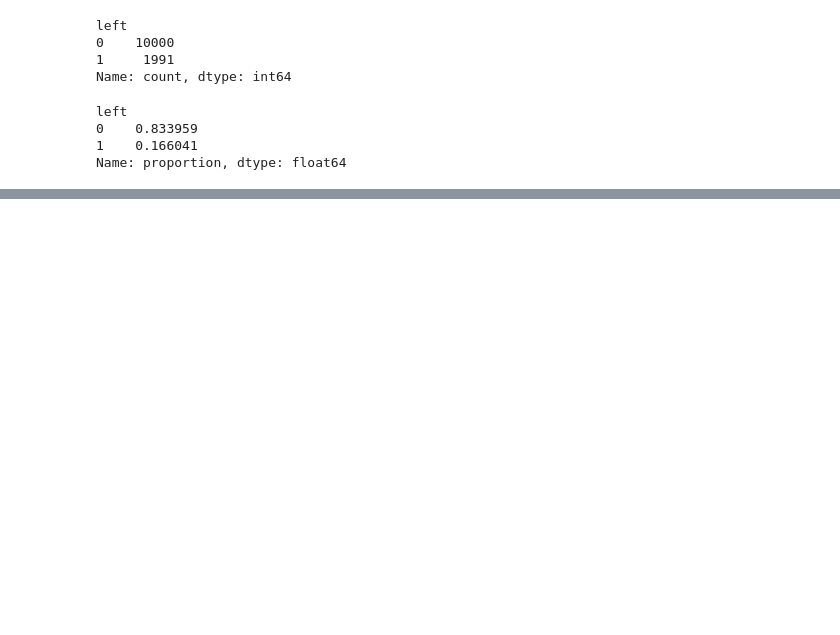
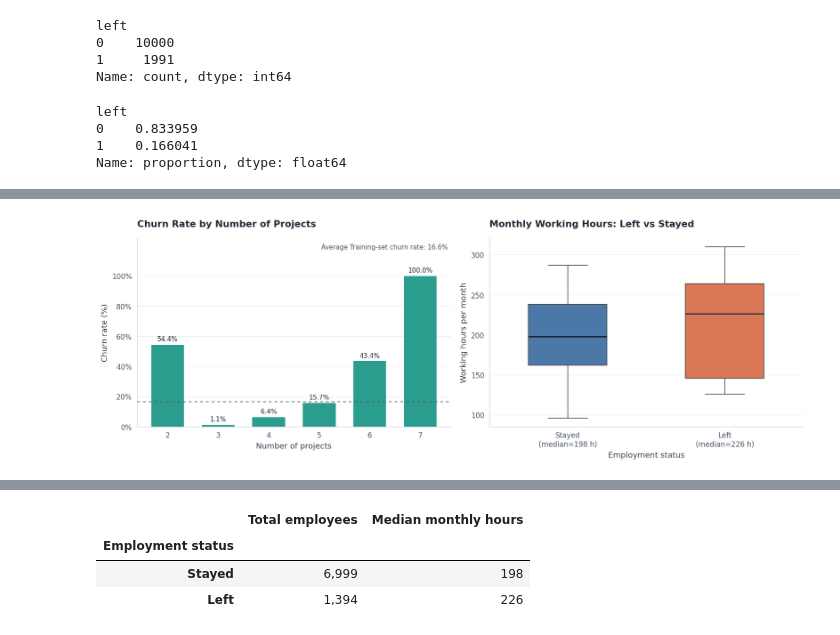
Before and after one commit to ducvu0904/Employee-churn---Group-7, a Jupyter notebook: EDA.ipynb, the cells around one changed output, grey strips where cells are left out. Saved outputs shown, nothing was run; the diff lists cells and outputs as text; code cells hidden in the pictures; blank space fills up the shorter version.

```diff
--- a/EDA.ipynb
+++ b/EDA.ipynb
@@ -79,0 +270,73 @@ Name: proportion, dtype: float64
+# %%
+def churn_summary(column, order=None):
+    summary = data.groupby(column, observed=True)["left"].agg(n="size", left_count="sum")
+    if order is not None:
+        summary = summary.reindex(order)
+    summary["churn_pct"] = summary["left_count"] / summary["n"] * 100
+    return summary
+
+def show_churn_table(summary, category_labels=None):
+    table = summary.rename(index=category_labels or {}, columns={"n": "Total employees", "left_count": "Employees who left", "churn_pct": "Churn rate (%)"})
+    display(table.style.format({"Churn rate (%)": "{:.2f}"}))
+
+def plot_churn_rate(summary, ax, title, category_label, horizontal=False, show_counts=False, color=None):
+    color = STATUS_COLORS["Left"] if color is None else color
+    positions = np.arange(len(summary))
+    rate_limit = max(30, summary["churn_pct"].max() * 1.25, overall_rate * 1.25)
+    tick_step = 5 if rate_limit <= 40 else (10 if rate_limit <= 80 else 20)
+    rate_ticks = np.arange(0, min(rate_limit, 100) + 0.01, tick_step)
+    if horizontal:
+        ax.barh(positions, summary["churn_pct"], color=color, height=0.65, edgecolor="none", zorder=3)
+        ax.set_yticks(positions, [str(value) for value in summary.index])
+        ax.invert_yaxis()
+        ax.axvline(overall_rate, color="#4B5563", linestyle=(0, (4, 4)), linewidth=1, zorder=4)
+        ax.text(overall_rate, 1.015, f"Average Training-set churn rate: {overall_rate:.1f}%", transform=ax.get_xaxis_transform(),
+                ha="center", va="bottom", fontsize=9, color="#4B5563", clip_on=False)
+        ax.set(xlabel="Churn rate (%)", ylabel=category_label, xlim=(0, rate_limit * 1.1))
+        ax.set_xticks(rate_ticks)
+        ax.xaxis.set_major_formatter(PercentFormatter(xmax=100))
+    else:
+        ax.bar(positions, summary["churn_pct"], color=color, width=0.65, edgecolor="none", zorder=3)
+        ax.set_xticks(positions, [str(value) for value in summary.index])
+        ax.axhline(overall_rate, color="#4B5563", linestyle=(0, (4, 4)), linewidth=1, zorder=4)
+        ax.text(0.99, 0.97, f"Average Training-set churn rate: {overall_rate:.1f}%", transform=ax.transAxes,
+                ha="right", va="top", fontsize=9, color="#4B5563")
+        ax.set(xlabel=category_label, ylabel="Churn rate (%)", ylim=(0, rate_limit))
+        ax.set_yticks(rate_ticks)
+        ax.yaxis.set_major_formatter(PercentFormatter(xmax=100))
+    for position, (_, row) in zip(positions, summary.iterrows()):
+        rate, n = row["churn_pct"], int(row["n"])
+        label = f"{rate:.1f}%"
+        if horizontal:
+            if show_counts:
+                label += f" (n={n:,})"
+            ax.annotate(label, (rate, position), xytext=(5, 0), textcoords="offset points", va="center", fontsize=9)
+        else:
+            if show_counts:
+                label += f"\nn={n:,}"
+            ax.annotate(label, (position, rate), xytext=(0, 5), textcoords="offset points", ha="center", fontsize=9)
+    ax.set_title(title)
+    style_axes(ax, grid_axis="x" if horizontal else "y")
+
+project_summary = churn_summary("number_project", sorted(data["number_project"].unique()))
+fig, axes = plt.subplots(1, 2, figsize=(14, 5))
+plot_churn_rate(project_summary, axes[0], "Churn Rate by Number of Projects", "Number of projects", show_counts=False, color=TOPIC_COLORS["projects"])
+sns.boxplot(data=data, x="Status", y="average_montly_hours", order=STATUS_ORDER,
+            hue="Status", hue_order=STATUS_ORDER, palette=STATUS_COLORS, dodge=False,
+            width=0.5, linewidth=1, saturation=1,
+            medianprops={"color": "#1F2937", "linewidth": 1.8},
+            flierprops={"marker": "o", "markersize": 3, "alpha": 0.3}, ax=axes[1])
+style_axes(axes[1])
+if axes[1].get_legend() is not None:
+    axes[1].get_legend().remove()
+hour_medians = data.groupby("Status")["average_montly_hours"].median()
+axes[1].set_xticks(range(2), [f"{status}\n(median={hour_medians[status]:.0f} h)" for status in STATUS_ORDER])
+axes[1].set(title="Monthly Working Hours: Left vs Stayed", xlabel="Employment status", ylabel="Working hours per month")
+plt.tight_layout()
+plt.show()
+show_churn_table(project_summary)
+hours_summary = data.groupby("Status")["average_montly_hours"].agg(**{"Total employees": "size", "Median monthly hours": "median"}).reindex(STATUS_ORDER)
+hours_summary.index.name = "Employment status"
+display(hours_summary.style.format({"Total employees": "{:,.0f}", "Median monthly hours": "{:.0f}"}))
+# %% [output]
+[figure, added]
@@ -79,0 +351,4 @@ Name: proportion, dtype: float64
+|  | Total employees | Median monthly hours |
+| Employment status |  |  |
+| Stayed | 6,999 | 198 |
+| Left | 1,394 | 226 |
```
Also changed, not shown: parts of 24 cells of this notebook, 3 other files.
